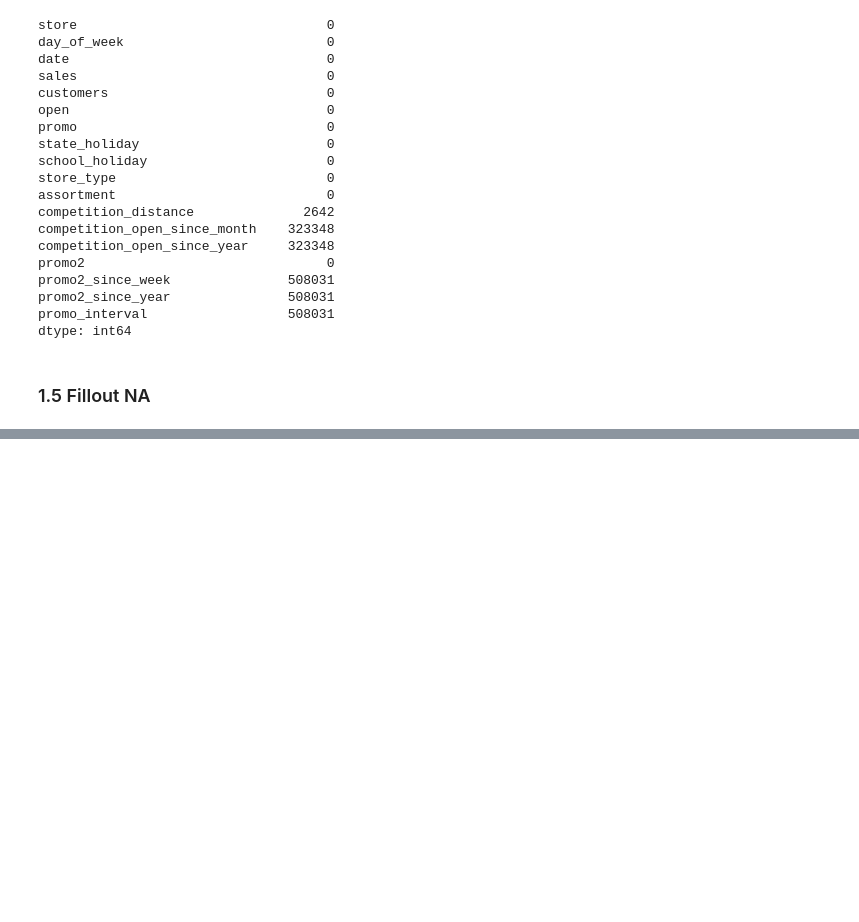
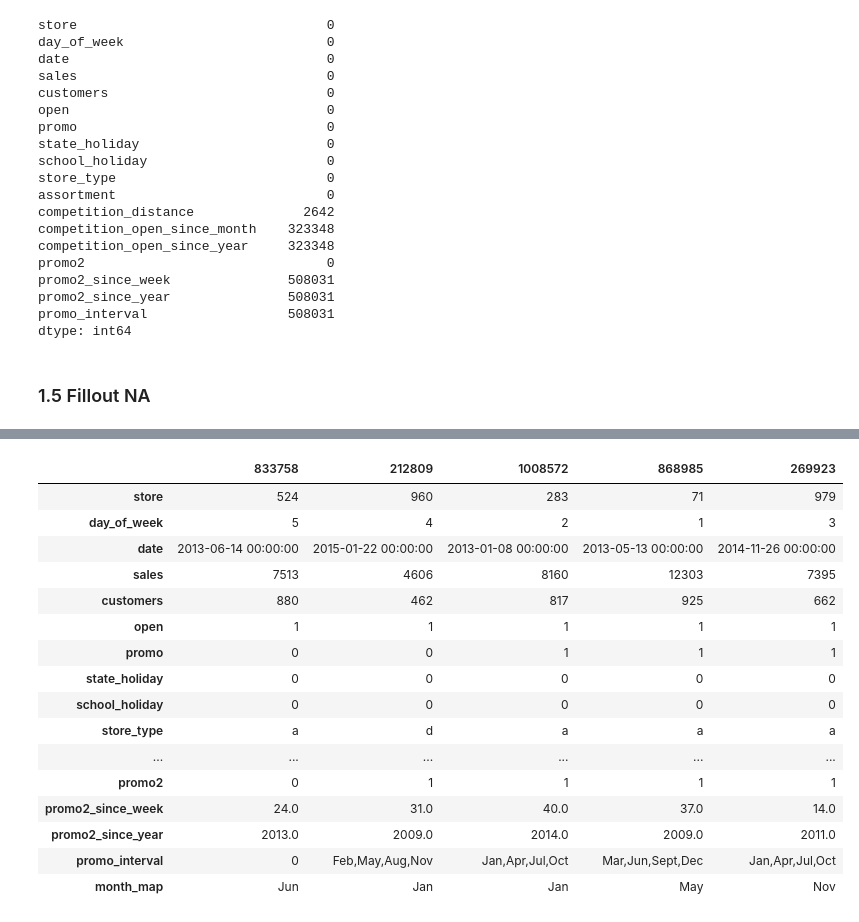
Before and after one commit to danielbaesso/ds_production, a Jupyter notebook: store_sales_prediction.ipynb, the cells around one changed output, grey strips where cells are left out. Cells and saved outputs as stored; diff of their text form; code cells hidden in the pictures; blank space fills up the shorter version.

```diff
--- a/store_sales_prediction.ipynb
+++ b/store_sales_prediction.ipynb
@@ -161,0 +198,20 @@ df['competition_open_since_month'].max()
+# %%
+df.sample(5).T
+# %% [output]
+|  | 833758 | 212809 | 1008572 | 868985 | 269923 |
+| store | 524 | 960 | 283 | 71 | 979 |
+| day_of_week | 5 | 4 | 2 | 1 | 3 |
+| date | 2013-06-14 00:00:00 | 2015-01-22 00:00:00 | 2013-01-08 00:00:00 | 2013-05-13 00:00:00 | 2014-11-26 00:00:00 |
+| sales | 7513 | 4606 | 8160 | 12303 | 7395 |
+| customers | 880 | 462 | 817 | 925 | 662 |
+| open | 1 | 1 | 1 | 1 | 1 |
+| promo | 0 | 0 | 1 | 1 | 1 |
+| state_holiday | 0 | 0 | 0 | 0 | 0 |
+| school_holiday | 0 | 0 | 0 | 0 | 0 |
+| store_type | a | d | a | a | a |
+| ... | ... | ... | ... | ... | ... |
+| promo2 | 0 | 1 | 1 | 1 | 1 |
+| promo2_since_week | 24.0 | 31.0 | 40.0 | 37.0 | 14.0 |
+| promo2_since_year | 2013.0 | 2009.0 | 2014.0 | 2009.0 | 2011.0 |
+| promo_interval | 0 | Feb,May,Aug,Nov | Jan,Apr,Jul,Oct | Mar,Jun,Sept,Dec | Jan,Apr,Jul,Oct |
+| month_map | Jun | Jan | Jan | May | Nov |
```
Also changed, not shown: parts of 17 cells of this notebook.
